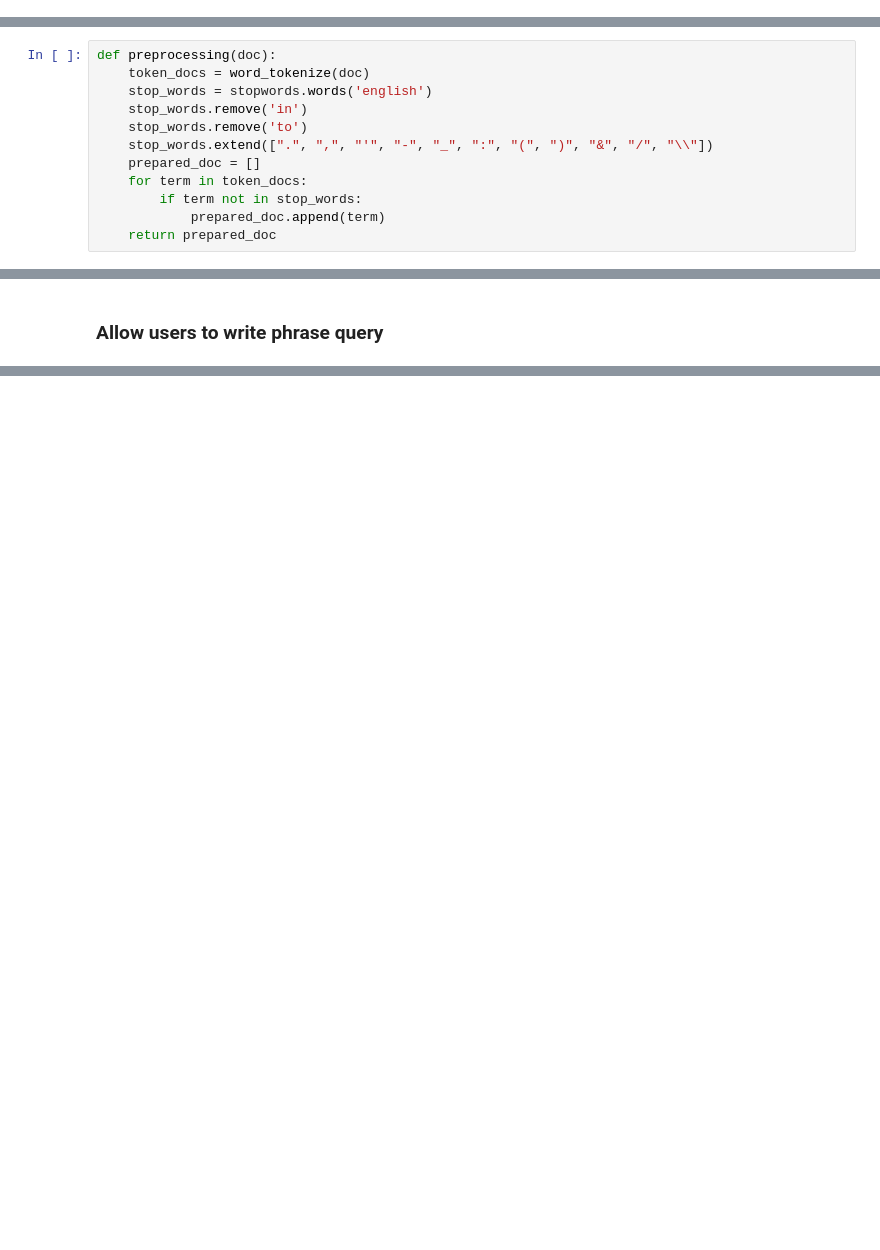
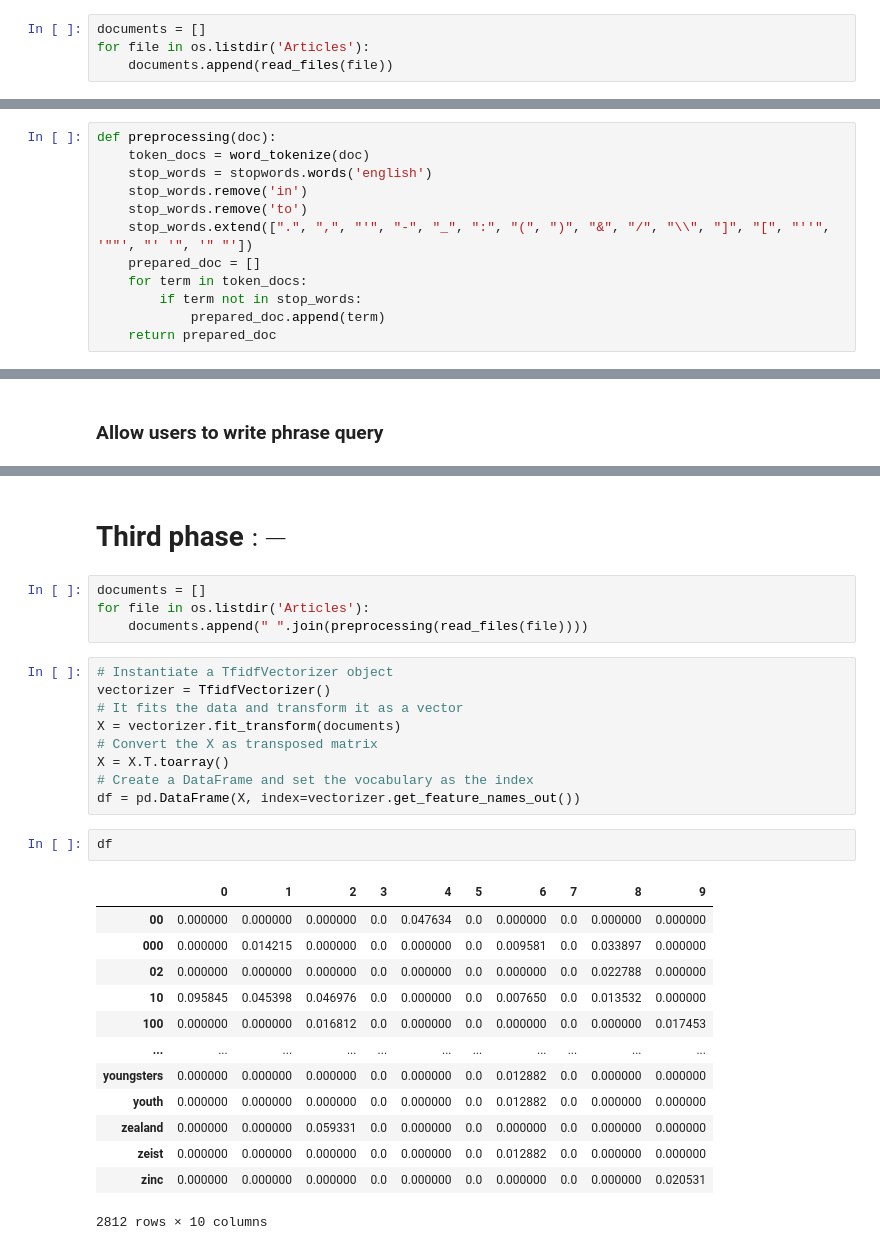
Before and after one commit to Ibrahim182/Basic-search-engine, a Jupyter notebook: main.ipynb, the cells around one changed output, grey strips where cells are left out. Drawn from its saved outputs; the diff is of its cells as text; blank space fills up the shorter version.

```diff
--- a/main.ipynb
+++ b/main.ipynb
@@ -27,3 +26,7 @@ for file in os.listdir('Articles/'):
+# %%
+documents = []
+for file in os.listdir('Articles'):
+    documents.append(read_files(file))
 # %%
 len(documents)
 # %% [output]
@@ -79,7 +82,7 @@ def preprocessing(doc):
     stop_words = stopwords.words('english')
     stop_words.remove('in')
     stop_words.remove('to')
-    stop_words.extend([".", ",", "'", "-", "_", ":", "(", ")", "&", "/", "\\"])
+    stop_words.extend([".", ",", "'", "-", "_", ":", "(", ")", "&", "/", "\\", "]", "[", "''", '""', "' '", '" "'])
     prepared_doc = []
     for term in token_docs:
         if term not in stop_words:
@@ -194,0 +198,31 @@ term is sport and the count is 19
+# %% [markdown]
+# Third phase $:-$
+# %%
+documents = []
+for file in os.listdir('Articles'):
+    documents.append(" ".join(preprocessing(read_files(file))))
+# %%
+# Instantiate a TfidfVectorizer object
+vectorizer = TfidfVectorizer()
+# It fits the data and transform it as a vector
+X = vectorizer.fit_transform(documents)
+# Convert the X as transposed matrix
+X = X.T.toarray()
+# Create a DataFrame and set the vocabulary as the index
+df = pd.DataFrame(X, index=vectorizer.get_feature_names_out())
+# %%
+df
+# %% [output]
+|  | 0 | 1 | 2 | 3 | 4 | 5 | 6 | 7 | 8 | 9 |
+| 00 | 0.000000 | 0.000000 | 0.000000 | 0.0 | 0.047634 | 0.0 | 0.000000 | 0.0 | 0.000000 | 0.000000 |
+| 000 | 0.000000 | 0.014215 | 0.000000 | 0.0 | 0.000000 | 0.0 | 0.009581 | 0.0 | 0.033897 | 0.000000 |
+| 02 | 0.000000 | 0.000000 | 0.000000 | 0.0 | 0.000000 | 0.0 | 0.000000 | 0.0 | 0.022788 | 0.000000 |
+| 10 | 0.095845 | 0.045398 | 0.046976 | 0.0 | 0.000000 | 0.0 | 0.007650 | 0.0 | 0.013532 | 0.000000 |
+| 100 | 0.000000 | 0.000000 | 0.016812 | 0.0 | 0.000000 | 0.0 | 0.000000 | 0.0 | 0.000000 | 0.017453 |
+| ... | ... | ... | ... | ... | ... | ... | ... | ... | ... | ... |
+| youngsters | 0.000000 | 0.000000 | 0.000000 | 0.0 | 0.000000 | 0.0 | 0.012882 | 0.0 | 0.000000 | 0.000000 |
+| youth | 0.000000 | 0.000000 | 0.000000 | 0.0 | 0.000000 | 0.0 | 0.012882 | 0.0 | 0.000000 | 0.000000 |
+| zealand | 0.000000 | 0.000000 | 0.059331 | 0.0 | 0.000000 | 0.0 | 0.000000 | 0.0 | 0.000000 | 0.000000 |
+| zeist | 0.000000 | 0.000000 | 0.000000 | 0.0 | 0.000000 | 0.0 | 0.012882 | 0.0 | 0.000000 | 0.000000 |
+| zinc | 0.000000 | 0.000000 | 0.000000 | 0.0 | 0.000000 | 0.0 | 0.000000 | 0.0 | 0.000000 | 0.020531 |
+2812 rows × 10 columns
```
Also changed, not shown: parts of 6 cells of this notebook, 1 other file.
